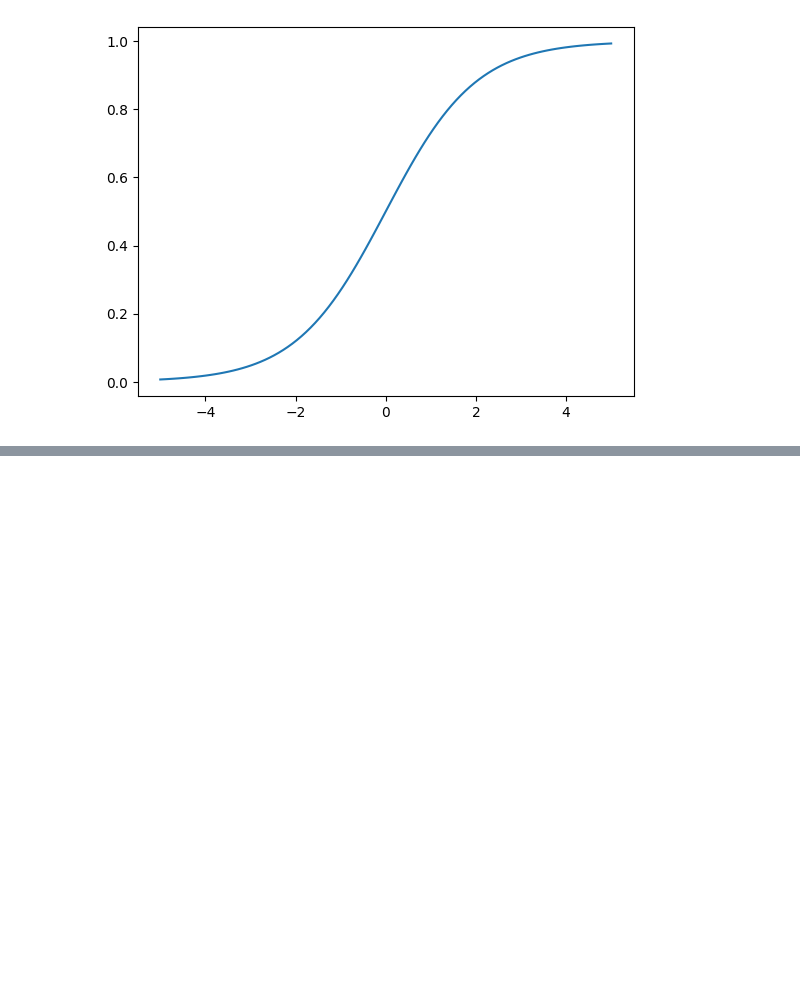
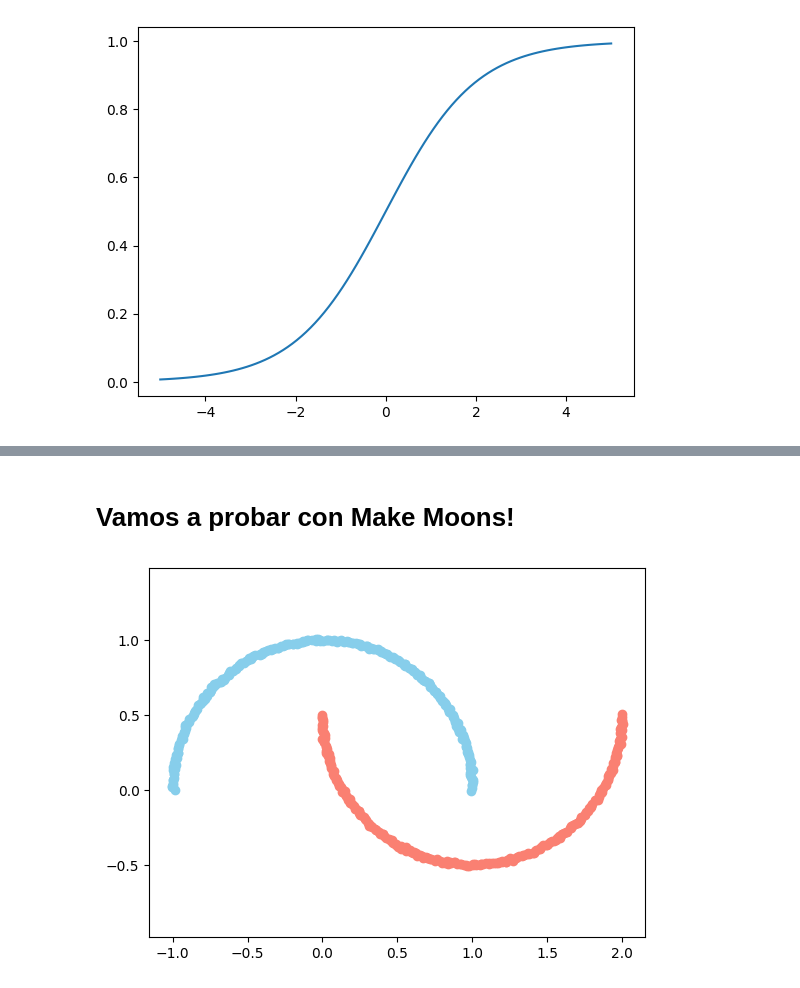
Before and after one commit to FullFran/curso_ia, a Jupyter notebook: zzpracticas_pruebazz/redscipy/red_csv.ipynb, the cells around one changed output, grey strips where cells are left out. Cells and saved outputs as stored; diff of their text form; code cells hidden in the pictures; blank space fills up the shorter version.

```diff
--- a/zzpracticas_pruebazz/redscipy/red_csv.ipynb
+++ b/zzpracticas_pruebazz/redscipy/red_csv.ipynb
@@ -135,0 +136,2 @@ for i in range(1500):
+# %% [markdown]
+# Vamos a probar con Make Moons!
@@ -135,0 +153,12 @@ for i in range(1500):
+# %%
+n = 500
+p = 2
+
+X, Y = make_moons(n_samples=n, noise=0.005)
+Y = Y[:, np.newaxis]
+plt.scatter(X[Y[:, 0] == 0, 0], X[Y[:, 0] == 0, 1], c='skyblue')
+plt.scatter(X[Y[:, 0] == 1, 0], X[Y[:, 0] == 1, 1], c='salmon')
+plt.axis('equal')
+plt.show()
+# %% [output]
+[figure, added]
```
Also changed, not shown: parts of 5 cells of this notebook, 3 other files.
